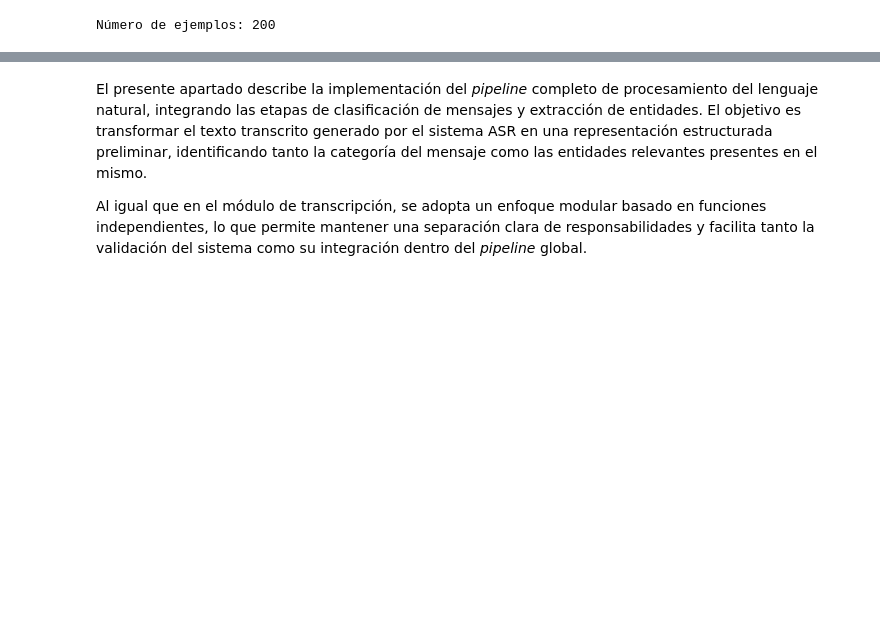
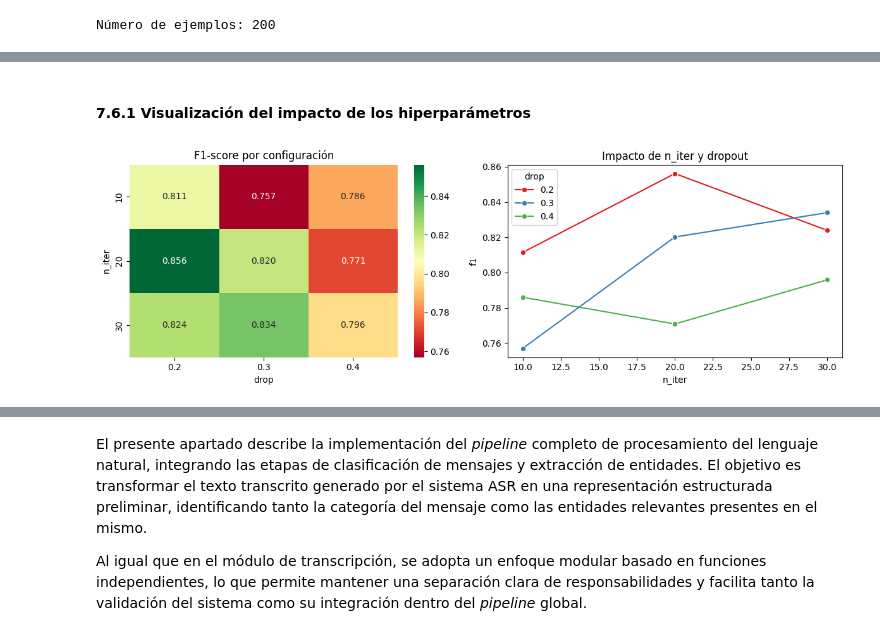
Before and after one commit to JMPinillos/agri-voice-ai, a Jupyter notebook: notebooks/03_nlp_modeling/nlp_modeling.ipynb, the cells around one changed output, grey strips where cells are left out. Cells and saved outputs as stored; diff of their text form; code cells hidden in the pictures; blank space fills up the shorter version.

```diff
--- a/notebooks/03_nlp_modeling/nlp_modeling.ipynb
+++ b/notebooks/03_nlp_modeling/nlp_modeling.ipynb
@@ -135,16 +135,24 @@ asr_config_dir = config_dir / "asr"
 domain_terms_path = domain_config_dir / "coffee_cacao_terms.json"
 ner_entities_path = ner_config_dir / "ner_entities.json"
 
+# Diccionario de términos para NER (detección)
+ner_terms_path = ner_config_dir / "coffee_cacao_ner_terms.json"
+
 
 # =========================
 # DATASETS
 # =========================
 
 datasets_dir = data_dir / "datasets"
+
+# NER
 ner_dataset_dir = datasets_dir / "ner"
+ner_annotated_dir = ner_dataset_dir / "annotated"
+ner_evaluation_dir = ner_dataset_dir / "evaluation"
 
-# Ruta correcta
-ner_dataset_path = ner_dataset_dir / "ner_dataset.json"
+# Rutas
+ner_dataset_path = ner_annotated_dir / "ner_dataset.json"
+ner_evaluation_path = ner_evaluation_dir / "ner_evaluation_dataset.json"
 
 
 # =========================
@@ -188,6 +196,8 @@ asr_config_dir.mkdir(parents=True, exist_ok=True)
 
 # Datasets
 ner_dataset_dir.mkdir(parents=True, exist_ok=True)
+ner_annotated_dir.mkdir(parents=True, exist_ok=True)
+ner_evaluation_dir.mkdir(parents=True, exist_ok=True)
 
 # Salida NLP
 classification_dir.mkdir(parents=True, exist_ok=True)
@@ -207,10 +217,12 @@ print("Ruta raíz:", project_root)
 
 print("\n--- Configuración ---")
 print("Dominio:", domain_terms_path)
-print("NER:", ner_entities_path)
+print("NER entities:", ner_entities_path)
+print("NER terms:", ner_terms_path)
 
 print("\n--- Datasets ---")
-print("NER dataset:", ner_dataset_path)
+print("NER train dataset:", ner_dataset_path)
+print("NER evaluation dataset:", ner_evaluation_path)
 
 print("\n--- Input NLP ---")
 print("Transcripciones procesadas:", pred_asr_dir)
@@ -2159,6 +2253,26 @@ aqui comentamos y elegimos la mejor
+# %% [markdown]
+#### 7.6.1 Visualización del impacto de los hiperparámetros
 # %%
-plt.scatter(df_results["drop"], df_results["f1"])
-plt.xlabel("Dropout")
-plt.ylabel("F1")
-plt.title("Impacto del dropout en el rendimiento")
+fig, axes = plt.subplots(1, 2, figsize=(12, 4))
+
+# Heatmap mejorado
+pivot = df_results.pivot(index="n_iter", columns="drop", values="f1")
+sns.heatmap(pivot, annot=True, fmt=".3f", cmap="RdYlGn", ax=axes[0])
+axes[0].set_title("F1-score por configuración")
+
+# Lineplot mejorado
+sns.lineplot(
+    data=df_results,
+    x="n_iter",
+    y="f1",
+    hue="drop",
+    palette="Set1",
+    marker="o",
+    ax=axes[1]
+)
+axes[1].set_title("Impacto de n_iter y dropout")
+
+plt.tight_layout()
 plt.show()
+# %% [output]
+[figure, added]
```
Also changed, not shown: parts of 75 cells of this notebook, 5 other files.
